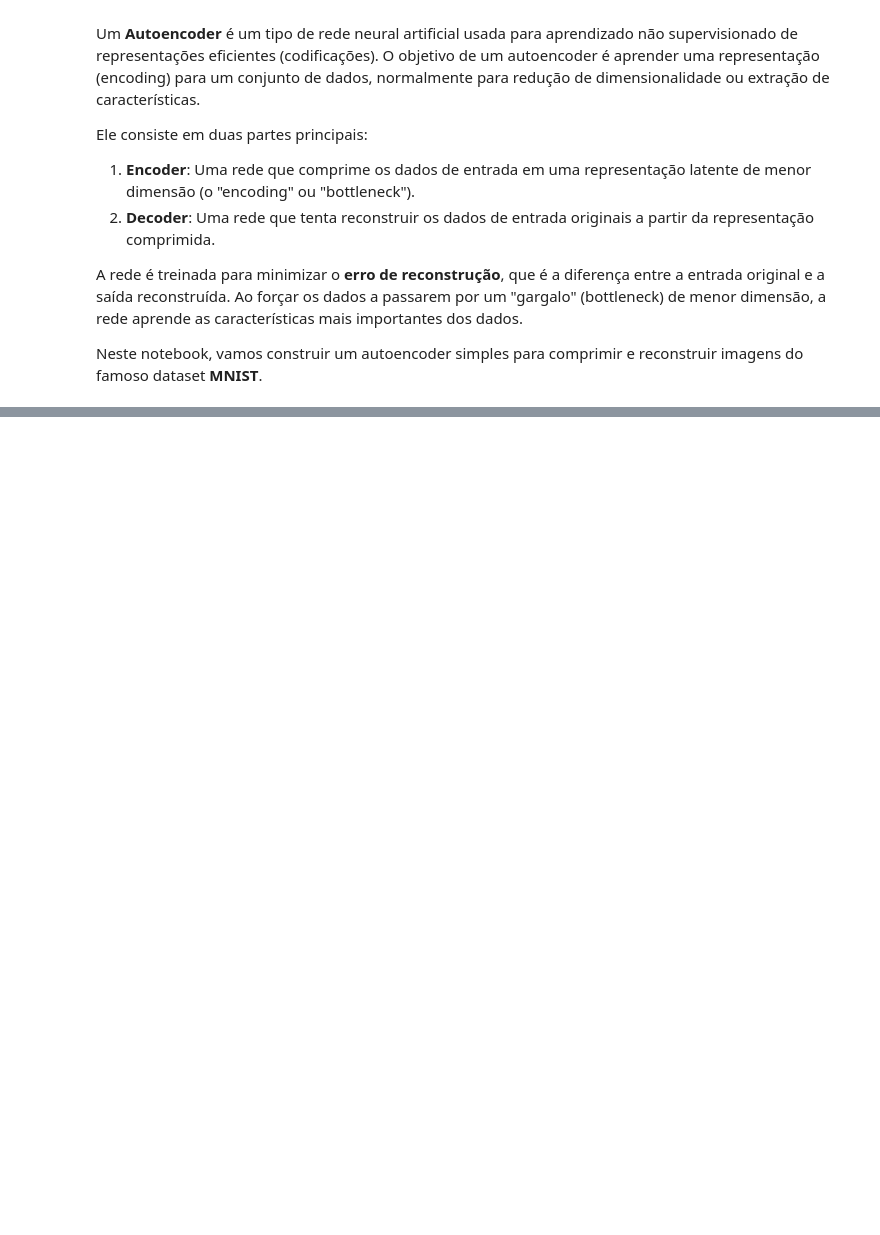
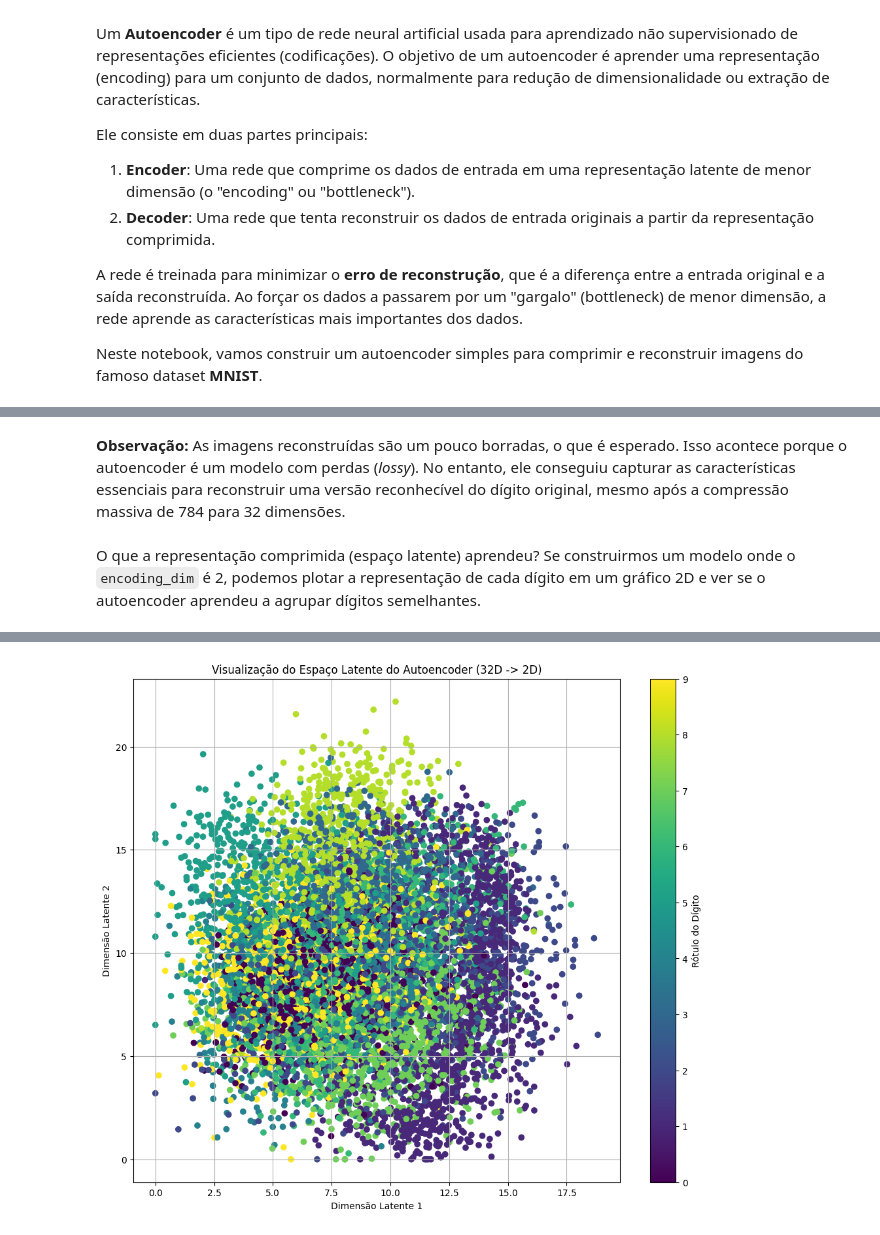
Before and after one commit to isaacdono/ml-studies, a Jupyter notebook: deep learning/autoencoders.ipynb, the cells around one changed output, grey strips where cells are left out. Drawn from its saved outputs; the diff is of its cells as text; code cells hidden in the pictures; blank space fills up the shorter version.

```diff
--- a/deep learning/autoencoders.ipynb
+++ b/deep learning/autoencoders.ipynb
@@ -136,8 +176,13 @@ Isso acontece porque o autoencoder é um modelo com perdas (*lossy*).
+# %% [markdown]
+**Observação:** As imagens reconstruídas são um pouco borradas, o que é esperado.
+Isso acontece porque o autoencoder é um modelo com perdas (*lossy*).
+ No entanto, ele conseguiu capturar as características essenciais para
+ reconstruir uma versão reconhecível do dígito original, mesmo após a
+ compressão massiva de 784 para 32 dimensões.
+# %% [markdown]
+O que a representação comprimida (espaço latente) aprendeu?
+Se construirmos um modelo onde o `encoding_dim` é 2, podemos plotar a representação de cada dígito em um gráfico 2D e ver se o autoencoder aprendeu a agrupar dígitos semelhantes.
 # %%
-"""
-O que a representação comprimida (espaço latente) aprendeu?
-Se construirmos um modelo onde o `encoding_dim` é 2, podemos plotar a representação de cada dígito em um gráfico 2D e ver se o autoencoder aprendeu a agrupar dígitos semelhantes.
-"""
 # Criando um modelo separado apenas para o encoder
 encoder = Model(input_img, encoded)
 
@@ -153,7 +198,4 @@ plt.xlabel('Dimensão Latente 1')
 plt.ylabel('Dimensão Latente 2')
 plt.grid(True)
 plt.show()
-
-"""
-**Conclusão:** Mesmo sem usar os rótulos durante o treino, o autoencoder aprendeu a organizar o espaço latente de forma que dígitos visualmente semelhantes fiquem próximos uns dos outros. Isso demonstra sua poderosa capacidade de extração de características de forma não supervisionada. Vemos clusters distintos para os diferentes dígitos, o que é um resultado impressionante.
-"""
+# %% [output]
@@ -159,0 +203 @@ plt.show()
+[figure, added]
```
Also changed, not shown: parts of 11 cells of this notebook.
